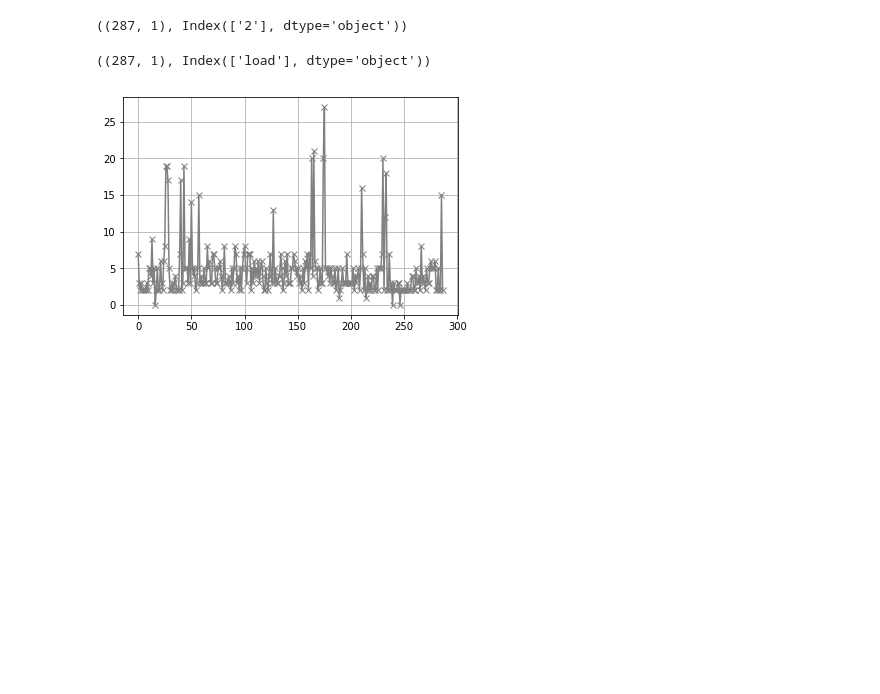
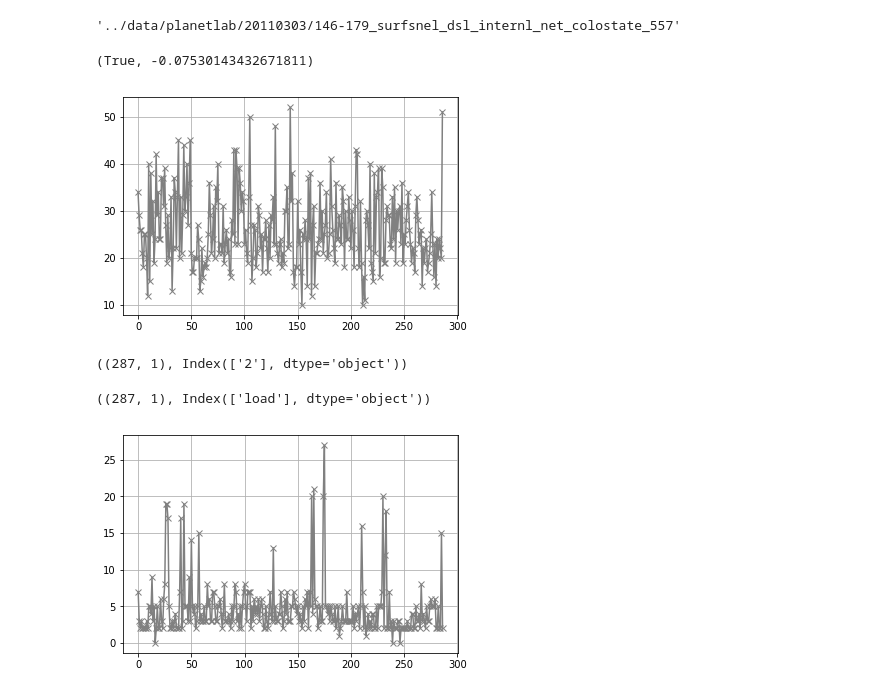
Before and after one commit to wzt3309/container-sim, a Jupyter notebook: predict/find_smooth_load.ipynb, the cells around one changed output. Saved outputs shown, nothing was run; the diff lists cells and outputs as text; code cells hidden in the pictures; blank space fills up the shorter version.

Commit message:
use dft find period load

```diff
--- a/predict/find_smooth_load.ipynb
+++ b/predict/find_smooth_load.ipynb
@@ -10,11 +23,23 @@ data_dir = '../data/planetlab'
 def find_smooth_load(root):
     res = pd.DataFrame(columns=['filename', 'score'])
 
-    for dir in os.listdir(root):
-        child = os.path.join(root, dir)
+    for d in os.listdir(root):
+        child = os.path.join(root, d)
+        print(child)
         if os.path.isdir(child):
-            for csv in os.listdir(child):
-                score = is_smooth(csv)
-                if score > 0:
+            for csv in os.listdir(child)[:1]:
+#                 print(csv)
+                csv = os.path.join(child, csv)
+                df = pd.read_csv(csv)
+                df.columns = ['load']
+                df = df.dropna()
+                ts = auto_corr_series(df['load'])
+                flag, score = is_smooth(ts)
+                print(csv)
+                if flag:
+#                     print('find:', csv)
                     res.loc[res.shape[0]+1] = {'filename': csv, 'score': score}
     return res
+# %%
+smooth_res = find_smooth_load(data_dir)
+smooth_res
@@ -20,0 +72,4 @@ def find_smooth_load(root):
+# %%
+smooth_res['abs_score'] = abs(smooth_res['score'])
+smooth_res.sort_values('abs_score', inplace=True)
+smooth_res.head()
@@ -21,3 +83,22 @@ def find_smooth_load(root):
+# %%
+smooth_res.iloc[0]['filename']
+# %% [output]
+'../data/planetlab/20110303/146-179_surfsnel_dsl_internl_net_colostate_557'
+# %%
+first_smooth = smooth_res.iloc[0]['filename']
+df = pd.read_csv(first_smooth)
+df.columns = ['load']
+df = df.dropna()
+ts = auto_corr_series(df['load'])
+is_smooth(ts)
+# %% [output]
+(True, -0.07530143432671811)
+# %%
+plt.plot(df, color='gray', linestyle='-', marker='x')
+plt.grid()
+plt.show()
+# %% [output]
+[figure, added]
 # %%
 csv = os.path.join(data_dir, '20110303', 'ait05_us_es_root')
 df = pd.read_csv(csv)
```
Also changed, not shown: parts of 7 cells of this notebook, 1 other file.
